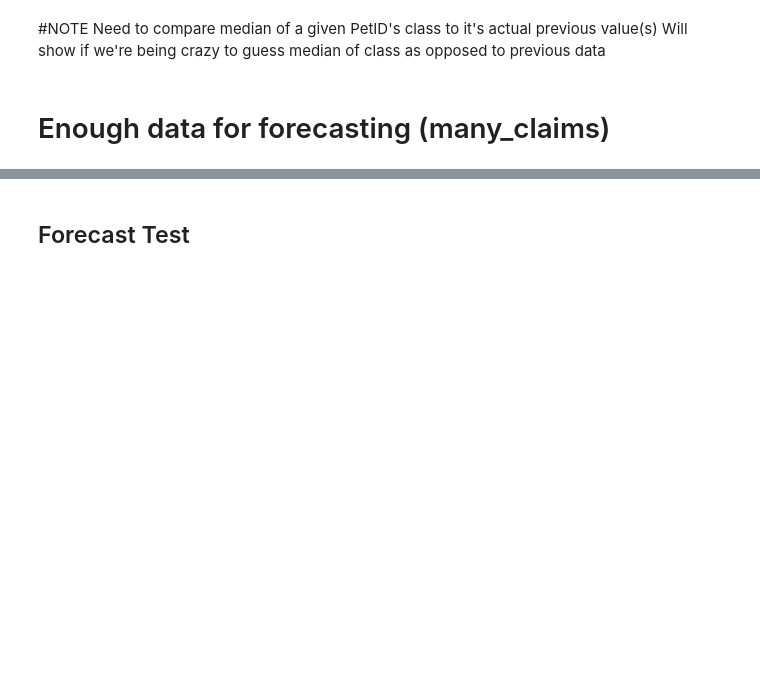
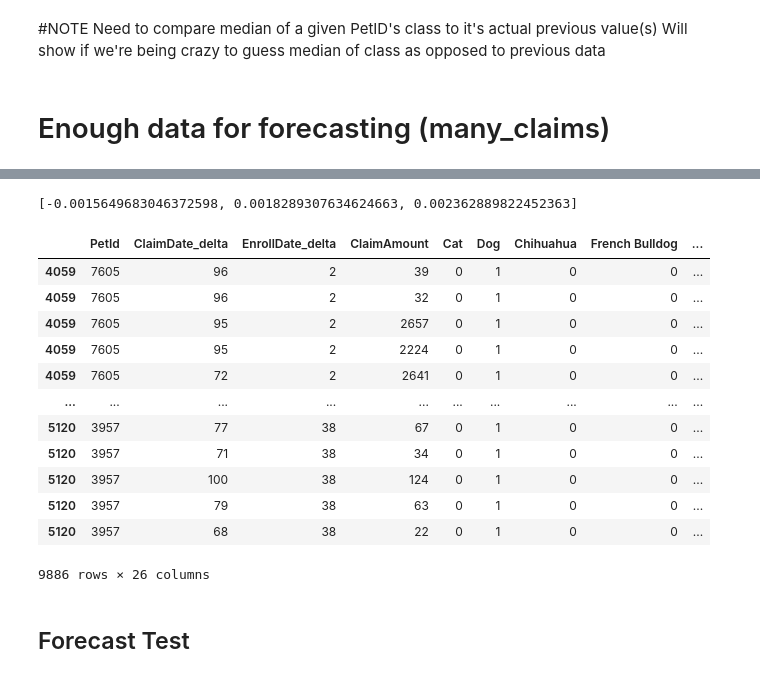
Before and after one commit to ConnorSprague/insurance-claim-forecast, a Jupyter notebook: Exploration_and_TimeSeries.ipynb, the cells around one changed output, grey strips where cells are left out. Saved outputs shown, nothing was run; the diff lists cells and outputs as text; code cells hidden in the pictures; blank space fills up the shorter version.

```diff
--- a/Exploration_and_TimeSeries.ipynb
+++ b/Exploration_and_TimeSeries.ipynb
@@ -337,3 +403,23 @@ array([374.06044288, 374.03061447, 366.21557074, ..., 377.37139652,
+# %%
+print(scores)
+# %% [output]
+[-0.0015649683046372598, 0.0018289307634624663, 0.002362889822452363]
+# %%
+many_clean_df
+# %% [output]
+|  | PetId | ClaimDate_delta | EnrollDate_delta | ClaimAmount | Cat | Dog | Chihuahua | French Bulldog | ... |
+| 4059 | 7605 | 96 | 2 | 39 | 0 | 1 | 0 | 0 | ... |
+| 4059 | 7605 | 96 | 2 | 32 | 0 | 1 | 0 | 0 | ... |
+| 4059 | 7605 | 95 | 2 | 2657 | 0 | 1 | 0 | 0 | ... |
+| 4059 | 7605 | 95 | 2 | 2224 | 0 | 1 | 0 | 0 | ... |
+| 4059 | 7605 | 72 | 2 | 2641 | 0 | 1 | 0 | 0 | ... |
+| ... | ... | ... | ... | ... | ... | ... | ... | ... | ... |
+| 5120 | 3957 | 77 | 38 | 67 | 0 | 1 | 0 | 0 | ... |
+| 5120 | 3957 | 71 | 38 | 34 | 0 | 1 | 0 | 0 | ... |
+| 5120 | 3957 | 100 | 38 | 124 | 0 | 1 | 0 | 0 | ... |
+| 5120 | 3957 | 79 | 38 | 63 | 0 | 1 | 0 | 0 | ... |
+| 5120 | 3957 | 68 | 38 | 22 | 0 | 1 | 0 | 0 | ... |
+9886 rows × 26 columns
 # %% [markdown]
 <h2>Forecast Test</h2>
 # %%
```
Also changed, not shown: parts of 17 cells of this notebook, 2 other files.
